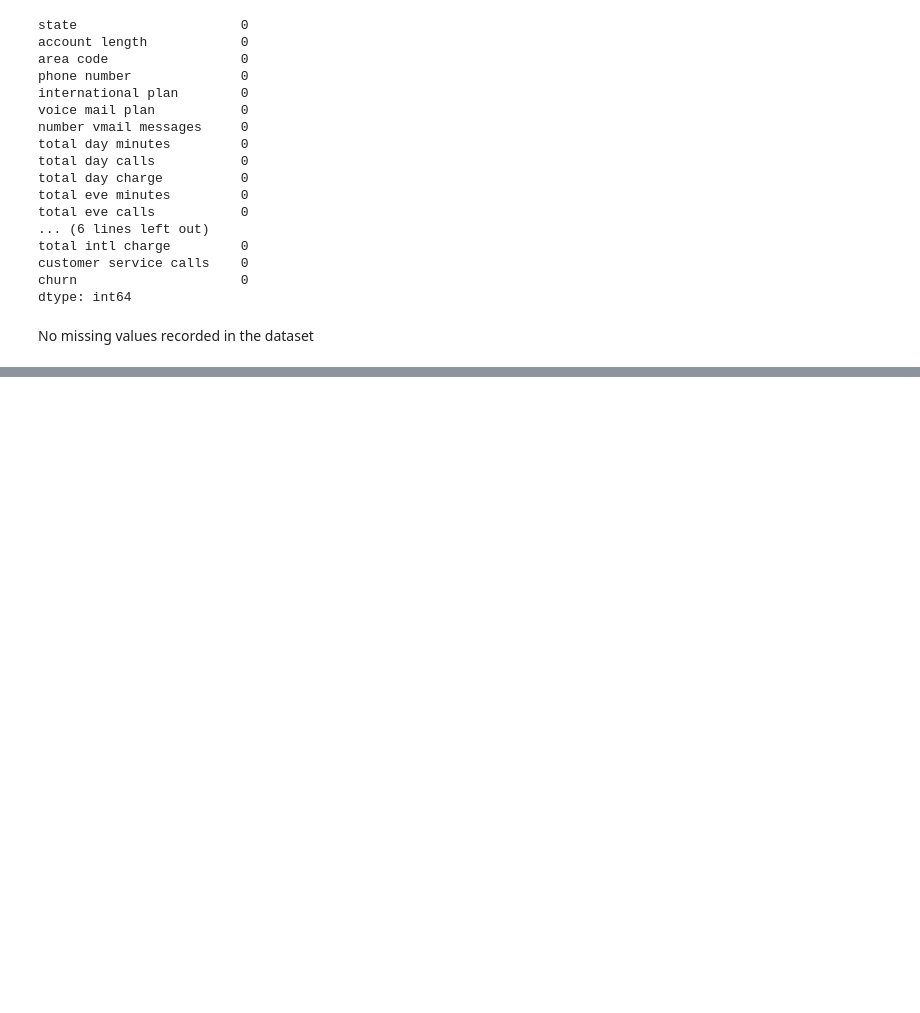
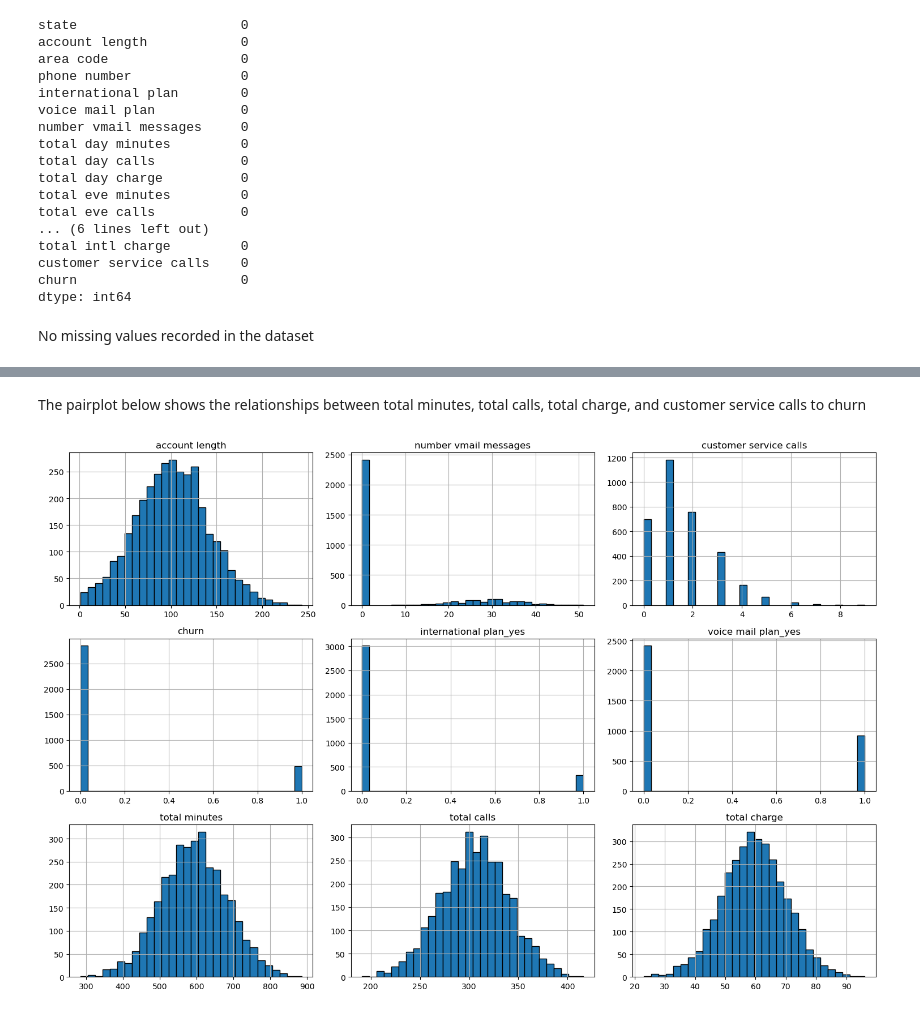
Before and after one commit to Limo-Vincent/Group_9_Phase_3_project, a Jupyter notebook: jupyter_notebook.ipynb, the cells around one changed output, grey strips where cells are left out. Drawn from its saved outputs; the diff is of its cells as text; code cells hidden in the pictures; blank space fills up the shorter version.

```diff
--- a/jupyter_notebook.ipynb
+++ b/jupyter_notebook.ipynb
@@ -159,0 +261,9 @@ Name: churn, dtype: float64
+# %% [markdown]
+The pairplot below shows the relationships between total minutes, total calls, total charge, and customer service calls to churn
+# %%
+# Plot histograms only for numeric columns
+data.select_dtypes(include='number').hist(bins=30, figsize=(15, 10), edgecolor='black')
+plt.tight_layout()
+plt.show()
+# %% [output]
+[figure, added]
```
Also changed, not shown: parts of 25 cells of this notebook.
